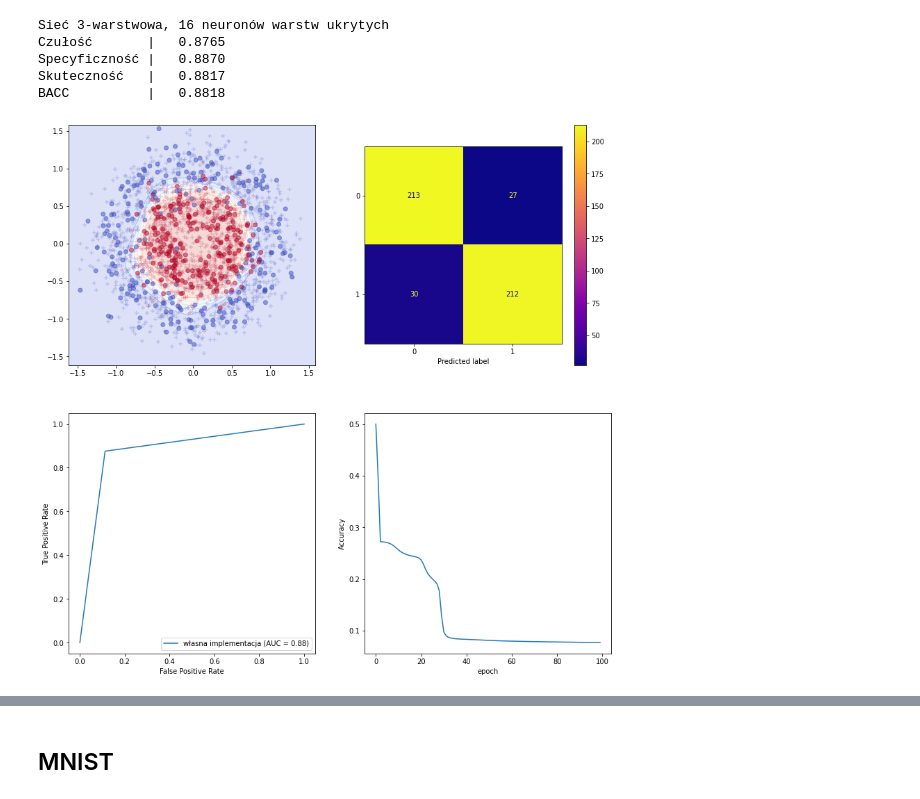
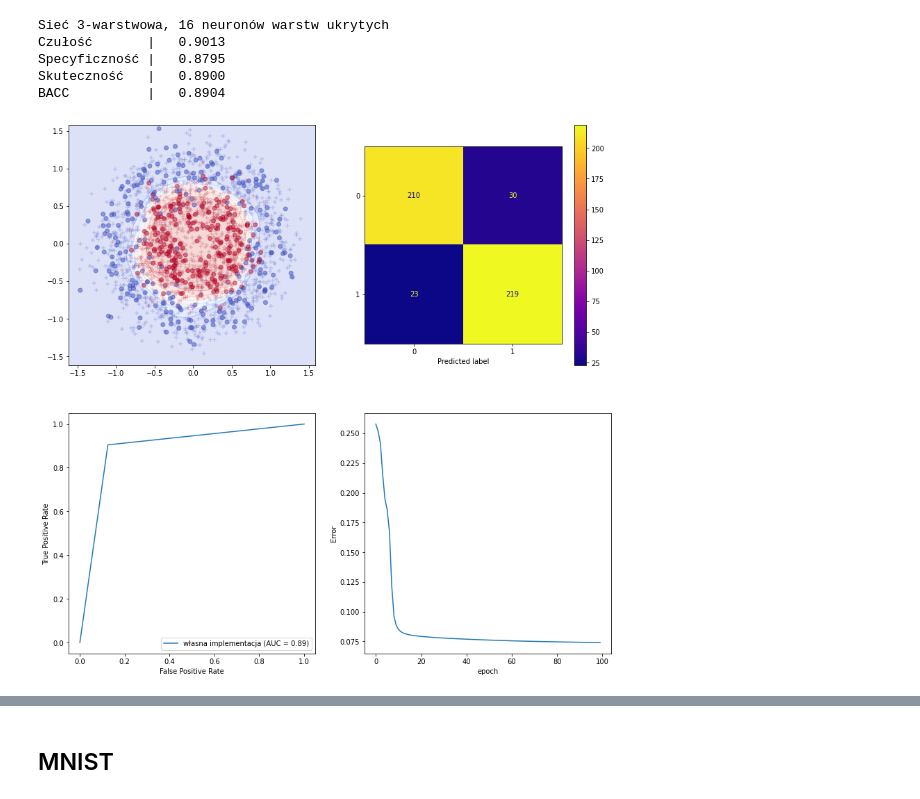
Before and after one commit to rafalbalcerzak/pum, a Jupyter notebook: pum8-siec_neuronowa/pum8-siec_neuronowa.ipynb, the cells around one changed output, grey strips where cells are left out. Drawn from its saved outputs; the diff is of its cells as text; code cells hidden in the pictures.

```diff
--- a/pum8-siec_neuronowa/pum8-siec_neuronowa.ipynb
+++ b/pum8-siec_neuronowa/pum8-siec_neuronowa.ipynb
@@ -45,7 +47,7 @@ def vis(net,out, name):
 
     axs[1,1].plot(net.errors)
     axs[1,1].set_xlabel('epoch')
-    axs[1,1].set_ylabel('Accuracy')
+    axs[1,1].set_ylabel('Error')
 
 
     print(name)
@@ -64,8 +66,8 @@ class Layer:
 # %%
 class Linear(Layer):
     def __init__(self, input_size, output_size):
-        self.weights = np.random.rand(input_size, output_size)
-        self.bias = np.random.rand(1, output_size)
+        self.weights = 2* np.random.rand(input_size, output_size) -1
+        self.bias = 2 * np.random.rand(1, output_size) -1
 
     def forward(self, input_data):
         self.input = input_data
@@ -74,8 +76,8 @@ class Linear(Layer):
 
     def backward(self, output_error, learning_rate):
         input_error = np.dot(output_error, self.weights.T)
-        weights_error = np.dot(self.input.T, output_error)
-        self.weights -= learning_rate * weights_error
+        error = np.dot(self.input.T, output_error)
+        self.weights -= learning_rate * error
         self.bias -= learning_rate * output_error
         return input_error
 # %%
@@ -99,12 +101,6 @@ class Activation(Layer):
         return self.activation_der(self.input) * output_error
 # %%
 from tqdm import tqdm
-
-def mse(y_true, y_pred):
-    return np.mean(np.power(y_true-y_pred, 2));
-
-def mse_prime(y_true, y_pred):
-    return 2*(y_pred-y_true)/y_true.size;
 
 class Network:
     def __init__(self):
@@ -112,16 +108,18 @@ class Network:
         self.loss = None
         self.loss_prime = None
         self.errors = []
+        self.loss = self.mse
+        self.loss_der = self.mse_der
+
+    def mse(self, y_true, y_pred):
+        return np.mean((y_true-y_pred)**2);
+
+    def mse_der(self, y_true, y_pred):
+        return 2*(y_pred-y_true)/y_true.size;
 
     def add(self, layer):
         self.layers.append(layer)
 
-    # set loss to use
-    def use(self, loss, loss_prime):
-        self.loss = loss
-        self.loss_prime = loss_prime
-
-    # predict output for given input
     def predict(self, input_data):
         # sample dimension first
         samples = len(input_data)
@@ -154,7 +152,7 @@ class Network:
                 err += self.loss(y_train[j], output)
 
                 # backward propagation
-                error = self.loss_prime(y_train[j], output)
+                error = self.loss_der(y_train[j], output)
                 for layer in reversed(self.layers):
                     error = layer.backward(error, learning_rate)
 
@@ -222,30 +217,28 @@ BACC          |   0.9677
 # %%
 X, y = datasets.make_circles(noise=0.2, factor=0.5, n_samples=samples, random_state=seed)
 X_train, X_test, y_train, y_test = train_test_split(X, y, test_size=0.2, random_state=0)
 
 net = Network()
 net.add(Linear(2, 16))
 net.add(Activation())
 net.add(Linear(16, 16))
 net.add(Activation())
 net.add(Linear(16, 1))
 net.add(Activation())
 
 X_train_new = X_train.reshape(X_train.shape[0],1,2)
 
 
-# train
-net.use(mse, mse_prime)
 net.fit(X_train_new, y_train, epochs=100, learning_rate=0.1)
 
 # test
 out = net.predict(X_test)
 out = np.round(out).reshape(X_test.shape[0])
 vis(net,out, 'Sieć 3-warstwowa, 16 neuronów warstw ukrytych')
 # %% [output]
 Sieć 3-warstwowa, 16 neuronów warstw ukrytych
-Czułość       |   0.8765
-Specyficzność |   0.8870
-Skuteczność   |   0.8817
-BACC          |   0.8818
+Czułość       |   0.9013
+Specyficzność |   0.8795
+Skuteczność   |   0.8900
+BACC          |   0.8904
-[figure, old version]
+[figure, new version]
```
Also changed, not shown: parts of 11 cells of this notebook, 1 other file.
